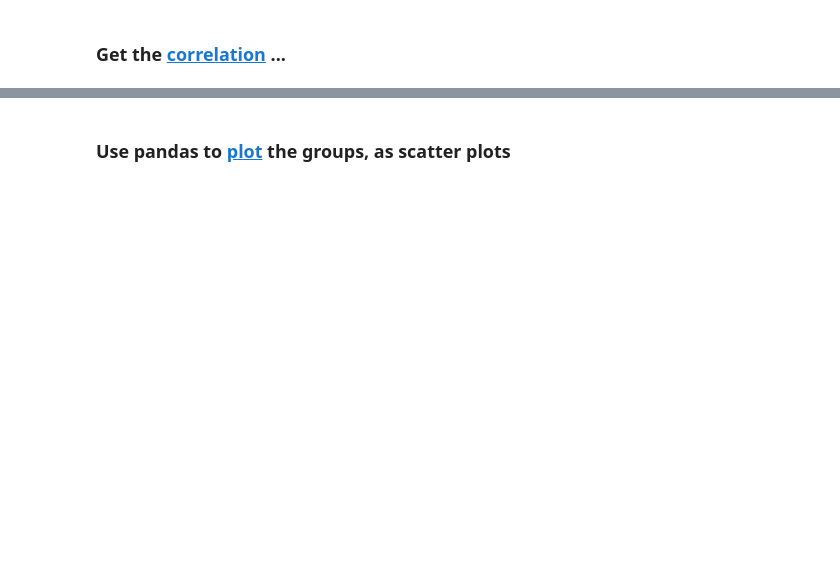
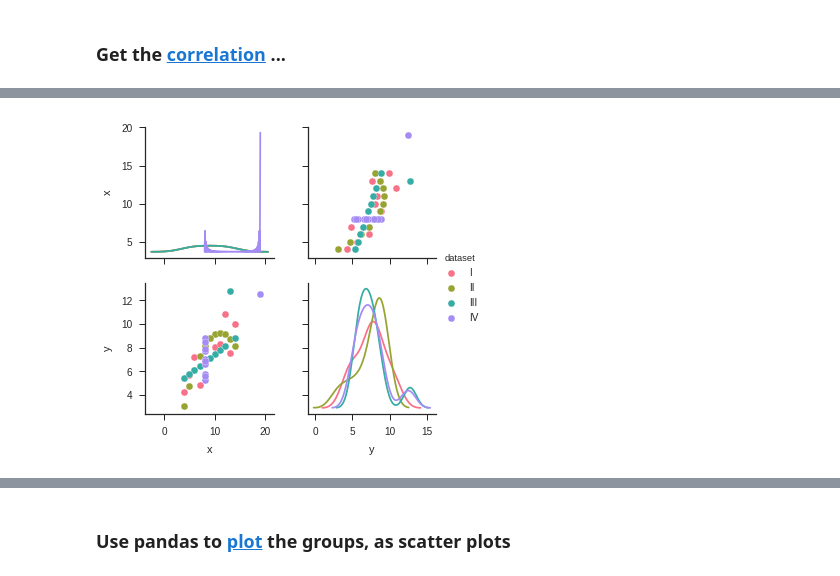
Before and after one commit to bloominstituteoftechnology/DS-Sprint-02-Storytelling-With-Data, a Jupyter notebook: module2-choose-appropriate-visualizations/LS_DS_122_Choose_appropriate_visualizations.ipynb, the cells around one changed output, grey strips where cells are left out. Cells and saved outputs as stored; diff of their text form; code cells hidden in the pictures; blank space fills up the shorter version.

```diff
--- a/module2-choose-appropriate-visualizations/LS_DS_122_Choose_appropriate_visualizations.ipynb
+++ b/module2-choose-appropriate-visualizations/LS_DS_122_Choose_appropriate_visualizations.ipynb
@@ -73,0 +313,10 @@ df = sns.load_dataset('anscombe')
+# %%
+import matplotlib.pyplot as plt
+import seaborn as sns
+%matplotlib inline
+a= (df.groupby(by='dataset').corr())
+g = a
+sns.set(style="ticks")
+g = sns.pairplot(df, hue="dataset", palette="husl", diag_kind='kde')
+# %% [output]
+[figure, added]
```
Also changed, not shown: parts of 45 cells of this notebook.
